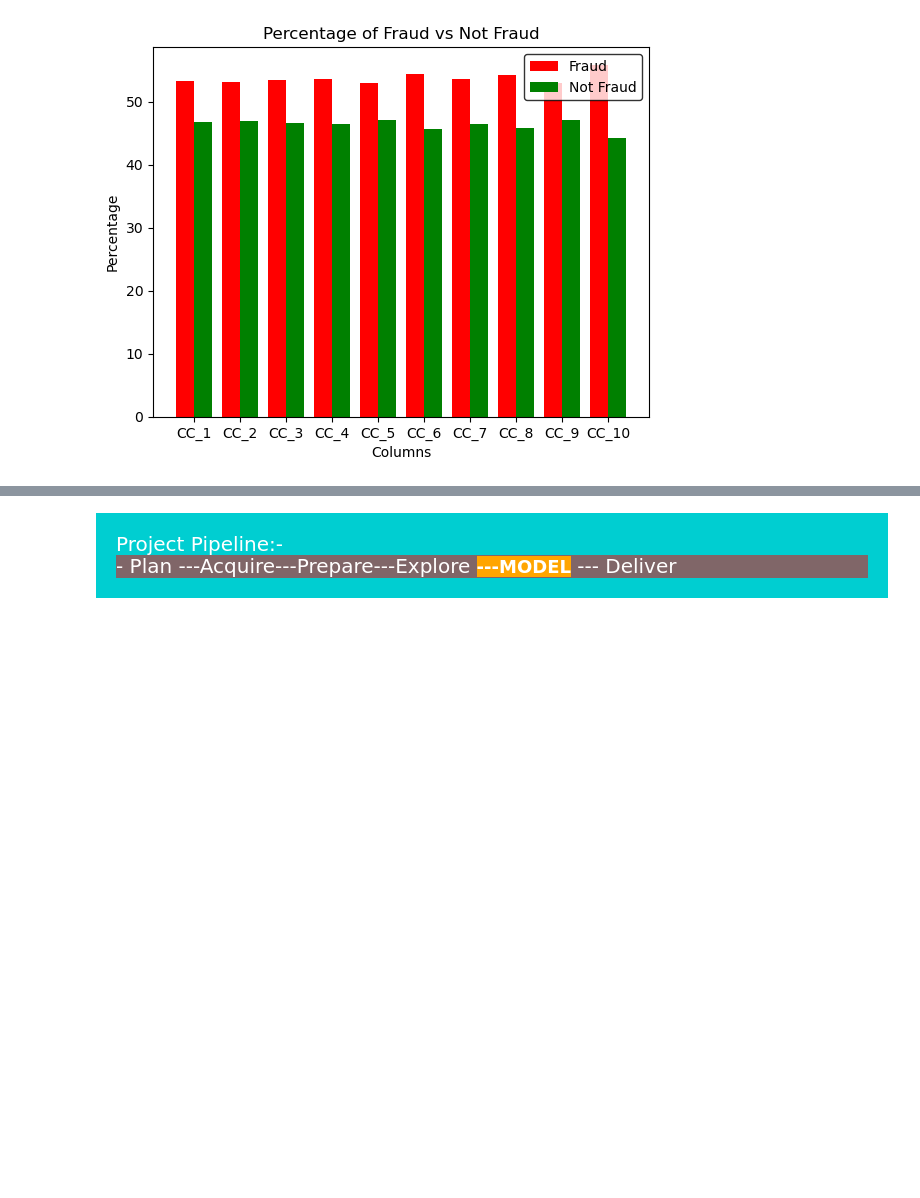
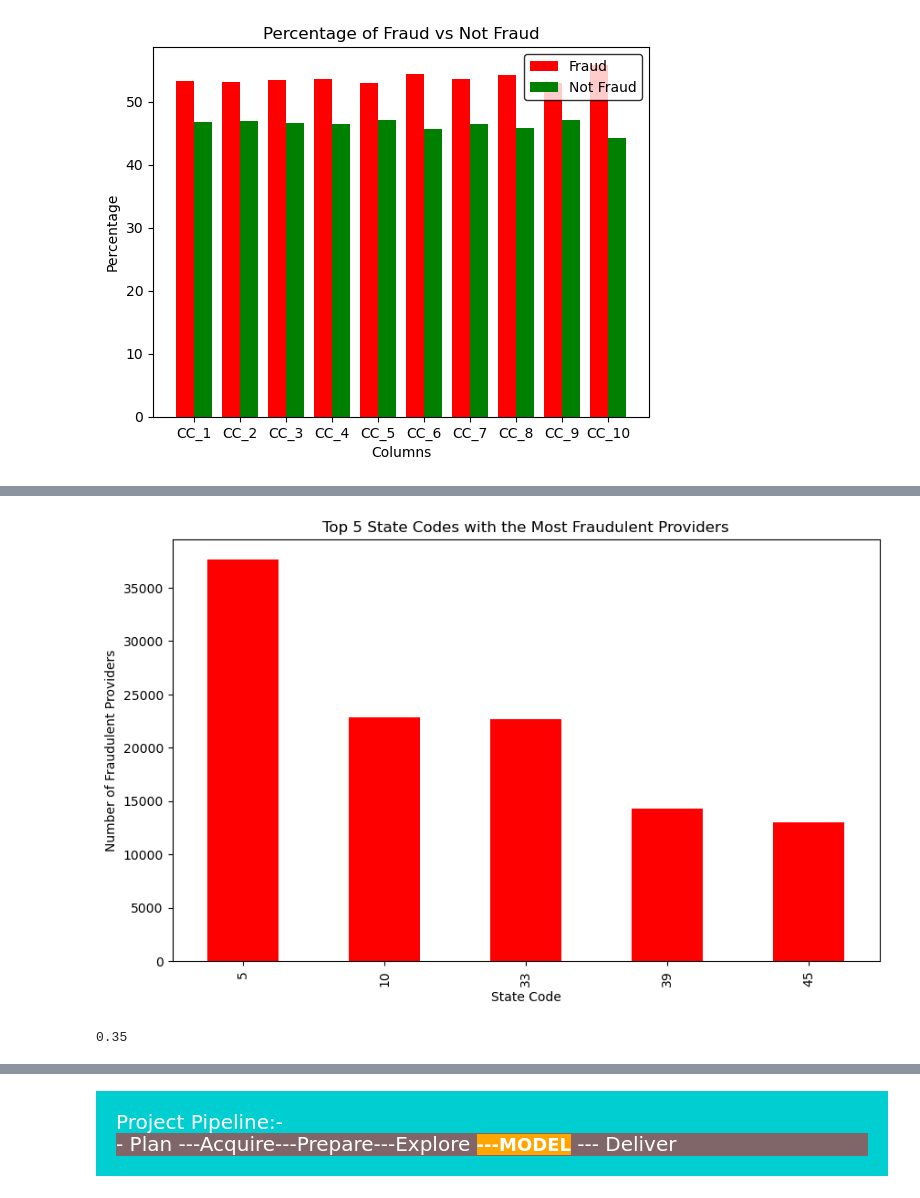
Before and after one commit to AswathyRadha100/Fraud_Detection_In_Healthcare, a Jupyter notebook: Workbooks/Ramiro/Final_Notebook_Draft.ipynb, the cells around one changed output, grey strips where cells are left out. Saved outputs shown, nothing was run; the diff lists cells and outputs as text; code cells hidden in the pictures; blank space fills up the shorter version.

```diff
--- a/Workbooks/Ramiro/Final_Notebook_Draft.ipynb
+++ b/Workbooks/Ramiro/Final_Notebook_Draft.ipynb
@@ -1281,0 +1341,23 @@ CC_10: Fraud 55.84%, Not Fraud 44.16%
+# %%
+# Group the data by state and count the number of fraudulent providers
+in_fraud_counts = inpatient_df[inpatient_df['potentialfraud'] == 'Yes'].groupby('state')['provider'].count()
+# Sort the states by the number of fraud cases in descending order and select the top 5
+in_top_states = in_fraud_counts.sort_values(ascending=False).head(5)
+# Create a custom color palette with deep red for the highest value and lesser shades for the rest
+red_palette = sns.color_palette("Reds_r", n_colors=len(in_top_states))
+red_palette[0] = (0.7, 0, 0)  # Set the first color to deep red
+# Create a bar graph to visualize the top 5 states with the most fraud
+plt.figure(figsize=(10, 6))
+top_states.plot(kind='bar', color='red')
+plt.title('Top 5 State Codes with the Most Fraudulent Providers')
+plt.xlabel('State Code')
+plt.ylabel('Number of Fraudulent Providers')
+plt.show()
+# %% [output]
+[figure, added]
+# %%
+outpatient_df.state.value_counts().head(1)
+outpatient_df.state.sum()
+round((65880 / 19038152) * 100, 2)
+# %% [output]
+0.35
```
Also changed, not shown: parts of 23 cells of this notebook.
